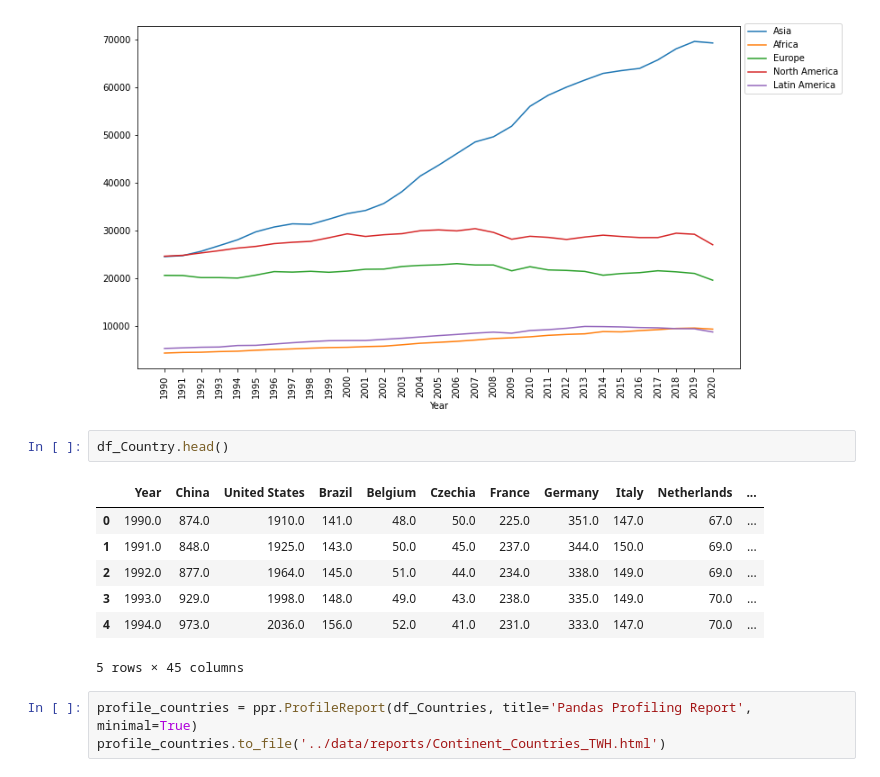
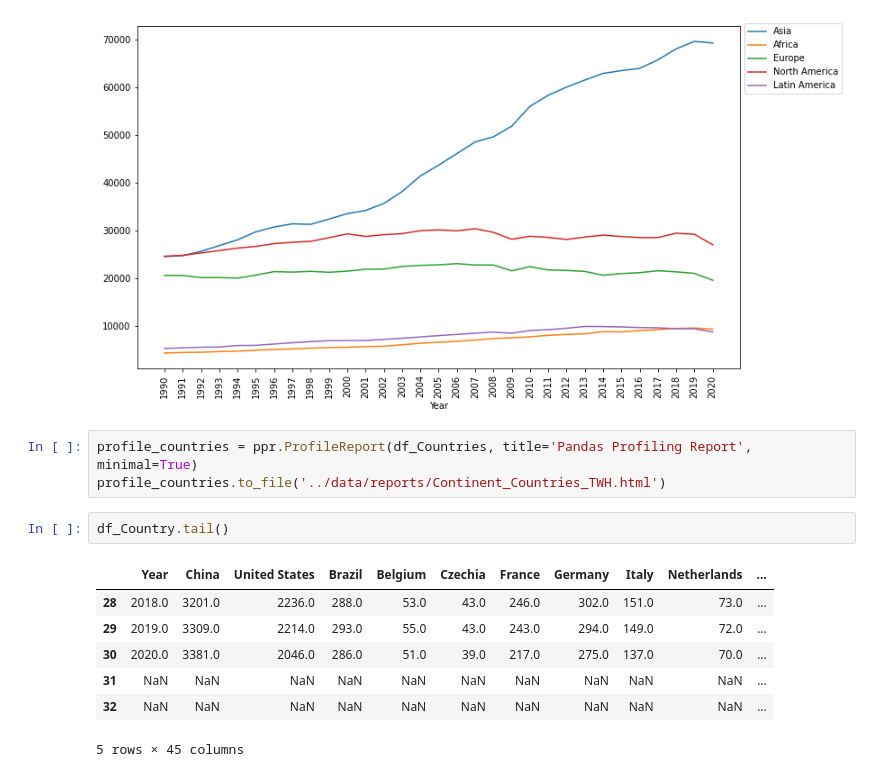
Before and after one commit to malvaradogcode/ProyectBootcamp, a Jupyter notebook: src/eda.ipynb, the cells around one changed output. Saved outputs shown, nothing was run; the diff lists cells and outputs as text.

```diff
--- a/src/eda.ipynb
+++ b/src/eda.ipynb
@@ -185,16 +185,16 @@ fig.suptitle('Continents power consumption (TWh)', fontsize=25, y=1.02)
 plt.show()
 # %% [output]
 [figure]
-# %%
-df_Country.head()
-# %% [output]
-|  | Year | China | United States | Brazil | Belgium | Czechia | France | Germany | Italy | Netherlands | ... |
-| 0 | 1990.0 | 874.0 | 1910.0 | 141.0 | 48.0 | 50.0 | 225.0 | 351.0 | 147.0 | 67.0 | ... |
-| 1 | 1991.0 | 848.0 | 1925.0 | 143.0 | 50.0 | 45.0 | 237.0 | 344.0 | 150.0 | 69.0 | ... |
-| 2 | 1992.0 | 877.0 | 1964.0 | 145.0 | 51.0 | 44.0 | 234.0 | 338.0 | 149.0 | 69.0 | ... |
-| 3 | 1993.0 | 929.0 | 1998.0 | 148.0 | 49.0 | 43.0 | 238.0 | 335.0 | 149.0 | 70.0 | ... |
-| 4 | 1994.0 | 973.0 | 2036.0 | 156.0 | 52.0 | 41.0 | 231.0 | 333.0 | 147.0 | 70.0 | ... |
-5 rows × 45 columns
 # %%
 profile_countries = ppr.ProfileReport(df_Countries, title='Pandas Profiling Report', minimal=True)
 profile_countries.to_file('../data/reports/Continent_Countries_TWH.html')
+# %%
+df_Country.tail()
+# %% [output]
+|  | Year | China | United States | Brazil | Belgium | Czechia | France | Germany | Italy | Netherlands | ... |
+| 28 | 2018.0 | 3201.0 | 2236.0 | 288.0 | 53.0 | 43.0 | 246.0 | 302.0 | 151.0 | 73.0 | ... |
+| 29 | 2019.0 | 3309.0 | 2214.0 | 293.0 | 55.0 | 43.0 | 243.0 | 294.0 | 149.0 | 72.0 | ... |
+| 30 | 2020.0 | 3381.0 | 2046.0 | 286.0 | 51.0 | 39.0 | 217.0 | 275.0 | 137.0 | 70.0 | ... |
+| 31 | NaN | NaN | NaN | NaN | NaN | NaN | NaN | NaN | NaN | NaN | ... |
+| 32 | NaN | NaN | NaN | NaN | NaN | NaN | NaN | NaN | NaN | NaN | ... |
+5 rows × 45 columns
```
Also changed, not shown: parts of 9 cells of this notebook.
